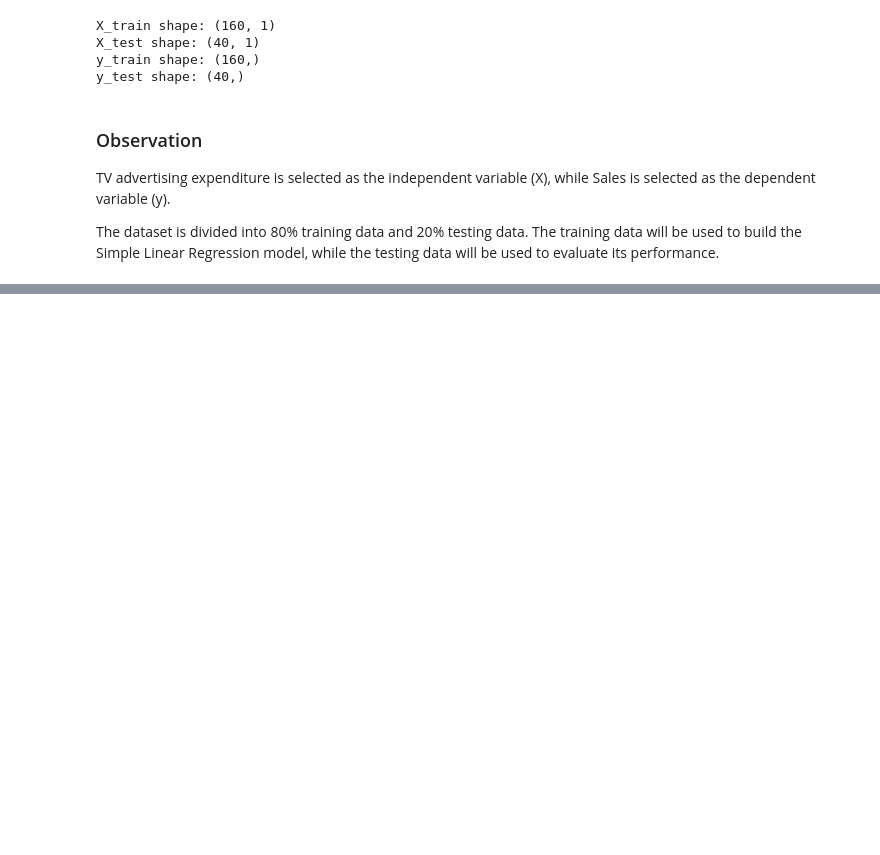
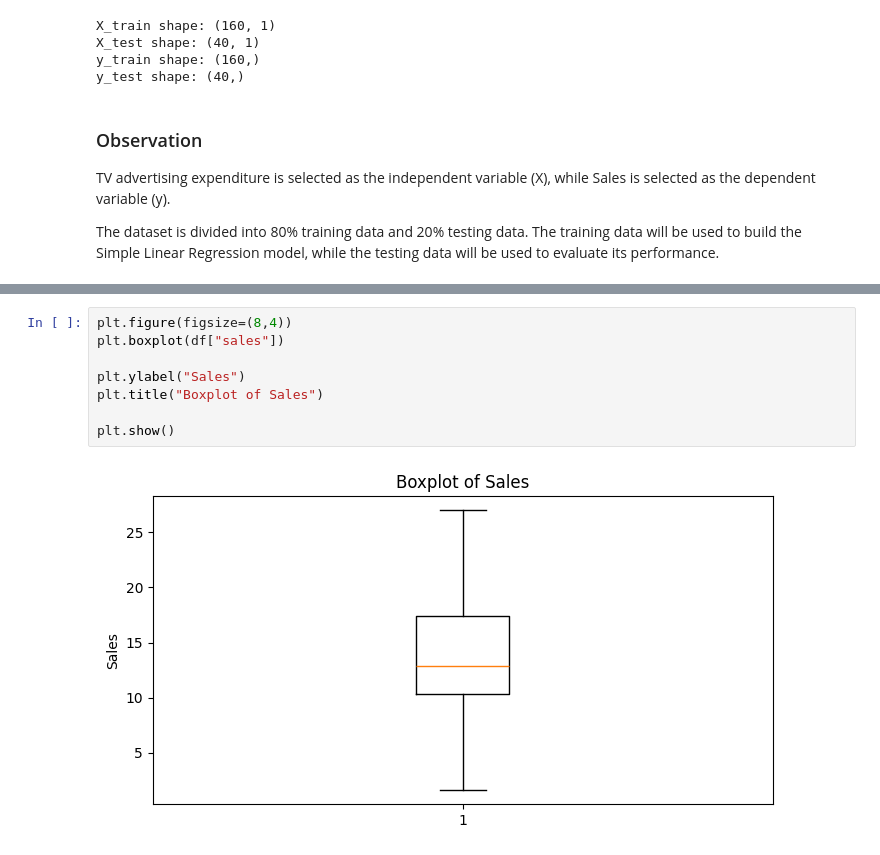
Before and after one commit to shreeshreeya69-crypto/simple-linear-regression-ybi, a Jupyter notebook: Simple_Linear_Regression_YBI.ipynb, the cells around one changed output, grey strips where cells are left out. Saved outputs shown, nothing was run; the diff lists cells and outputs as text; blank space fills up the shorter version.

```diff
--- a/Simple_Linear_Regression_YBI.ipynb
+++ b/Simple_Linear_Regression_YBI.ipynb
@@ -565,0 +619,10 @@ while the testing data will be used to evaluate its performance.
+# %%
+plt.figure(figsize=(8,4))
+plt.boxplot(df["sales"])
+
+plt.ylabel("Sales")
+plt.title("Boxplot of Sales")
+
+plt.show()
+# %% [output]
+[figure, added]
```
Also changed, not shown: parts of 10 cells of this notebook.
